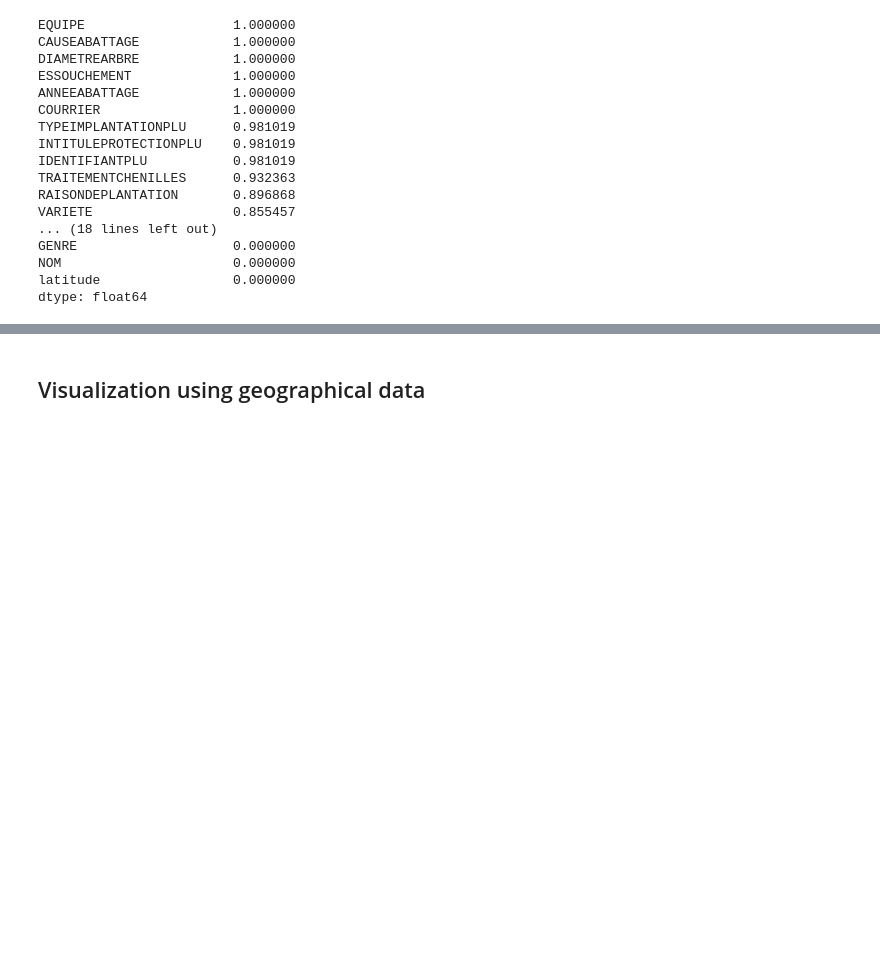
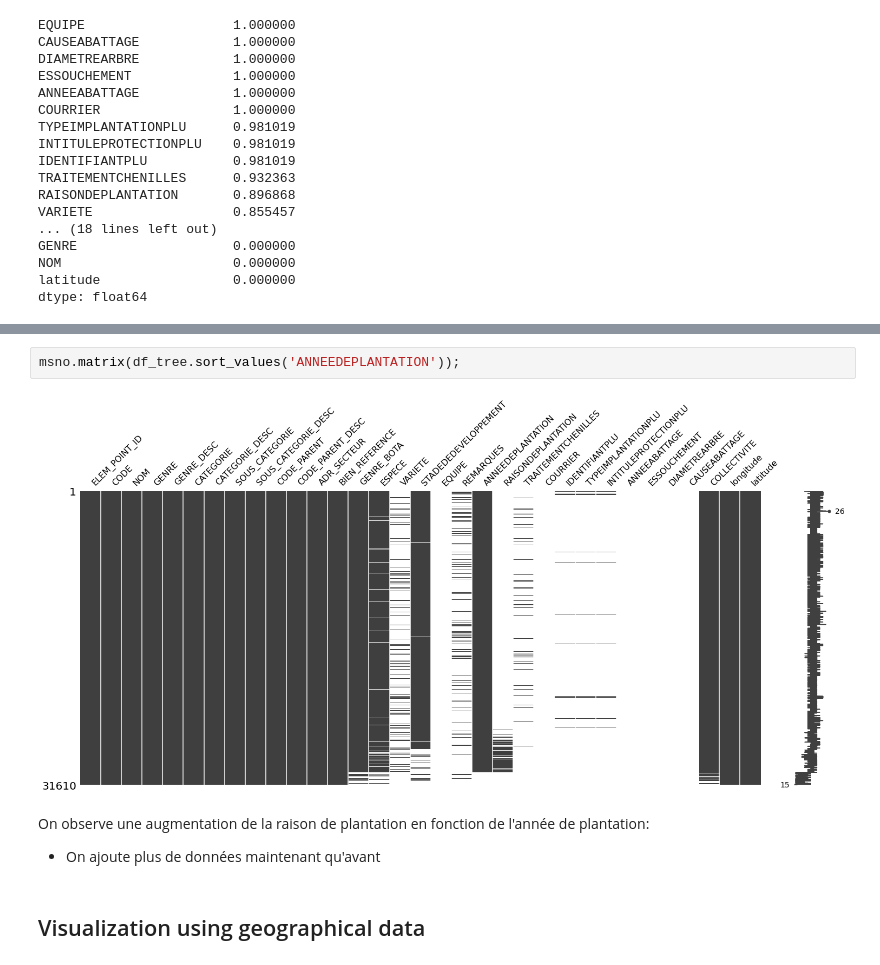
Before and after one commit to RaphaelBouvet/ML_1, a Jupyter notebook: notebooks/Import_Clean.ipynb, the cells around one changed output, grey strips where cells are left out. Cells and saved outputs as stored; diff of their text form; blank space fills up the shorter version.

```diff
--- a/notebooks/Import_Clean.ipynb
+++ b/notebooks/Import_Clean.ipynb
@@ -72,3 +81,10 @@ dtype: float64
+# %%
+msno.matrix(df_tree.sort_values('ANNEEDEPLANTATION'));
+# %% [output]
+[figure, added]
+# %% [markdown]
+On observe une augmentation de la raison de plantation en fonction de l'année de plantation:
+- On ajoute plus de données maintenant qu'avant
 # %% [markdown]
 ## Visualization using geographical data
 # %% [markdown]
```
Also changed, not shown: parts of 13 cells of this notebook, 3 other files.
